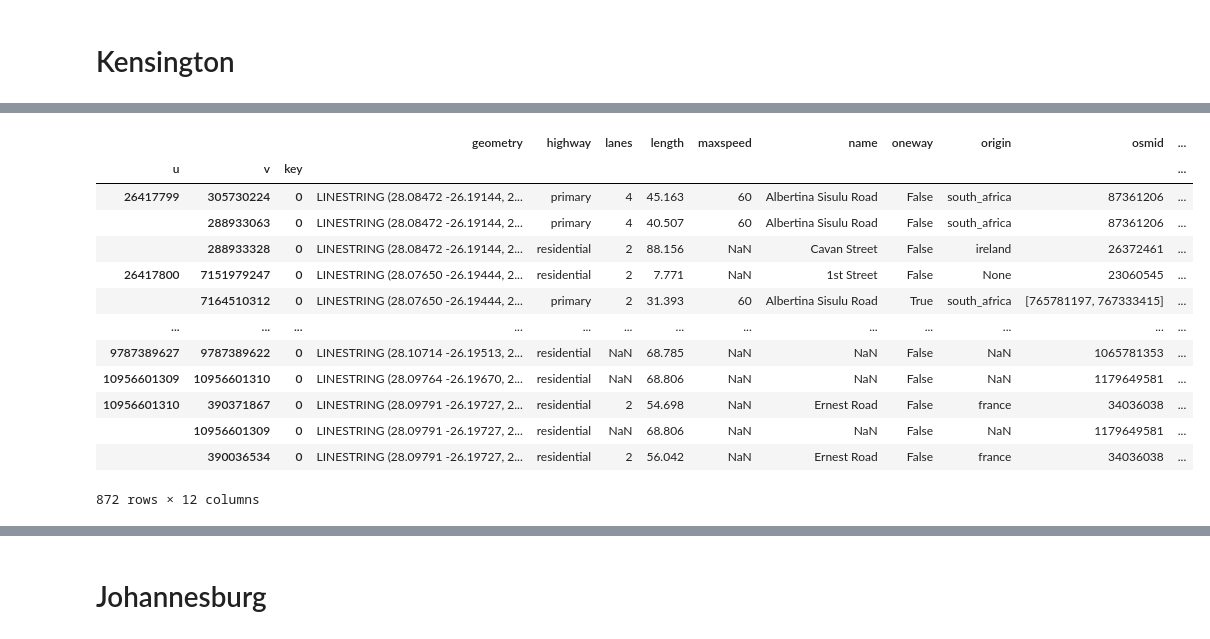
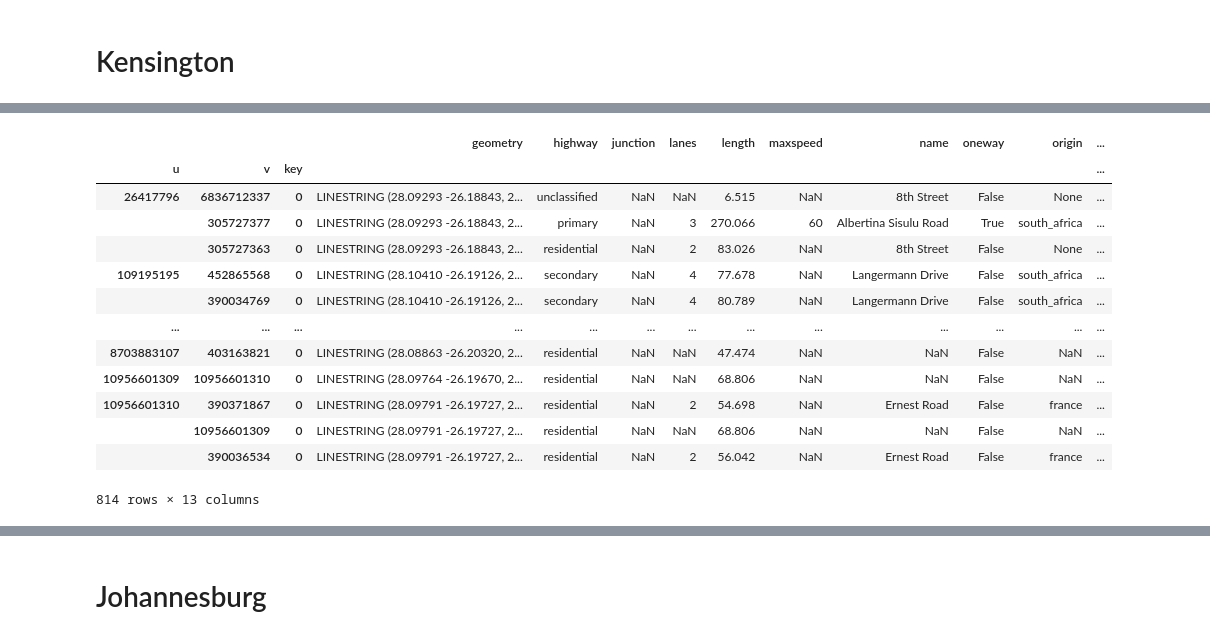
Before and after one commit to Emily-RoseSteyn/south-africa-street-history-mapping, a Jupyter notebook: notebooks/street-origin-mapping.ipynb, the cells around one changed output, grey strips where cells are left out. Saved outputs shown, nothing was run; the diff lists cells and outputs as text; code cells hidden in the pictures.

```diff
--- a/notebooks/street-origin-mapping.ipynb
+++ b/notebooks/street-origin-mapping.ipynb
@@ -17,6 +48,6 @@ ox.citation()
 # %% [markdown]
 # Kensington
 # %%
-kensington_graph = ox.graph_from_place('Kensington, City of Johannesburg, South Africa', network_type="drive")
+kensington_graph = ox.graph_from_address('Kensington, City of Johannesburg, South Africa', network_type="drive")
 ox.plot_graph(kensington_graph)
 # %% [output]
@@ -127,23 +104,21 @@ colour_mapper
 # %%
-from utils.country_colour_map import DEFAULT_COLOUR
-
 # get the color for each edge based on its highway type
-kensington_gdf["colour"] = kensington_gdf.apply(lambda x: colour_mapper.get(x["origin"], DEFAULT_COLOUR), axis=1)
+kensington_gdf["colour"] = kensington_gdf.apply(lambda x: get_colour(x["origin"]), axis=1)
 kensington_gdf
 # %% [output]
-|  |  |  | geometry | highway | lanes | length | maxspeed | name | oneway | origin | osmid | ... |
+|  |  |  | geometry | highway | junction | lanes | length | maxspeed | name | oneway | origin | ... |
 | u | v | key |  |  |  |  |  |  |  |  |  | ... |
-| 26417799 | 305730224 | 0 | LINESTRING (28.08472 -26.19144, 2... | primary | 4 | 45.163 | 60 | Albertina Sisulu Road | False | south_africa | 87361206 | ... |
-|  | 288933063 | 0 | LINESTRING (28.08472 -26.19144, 2... | primary | 4 | 40.507 | 60 | Albertina Sisulu Road | False | south_africa | 87361206 | ... |
-|  | 288933328 | 0 | LINESTRING (28.08472 -26.19144, 2... | residential | 2 | 88.156 | NaN | Cavan Street | False | ireland | 26372461 | ... |
-| 26417800 | 7151979247 | 0 | LINESTRING (28.07650 -26.19444, 2... | residential | 2 | 7.771 | NaN | 1st Street | False | None | 23060545 | ... |
-|  | 7164510312 | 0 | LINESTRING (28.07650 -26.19444, 2... | primary | 2 | 31.393 | 60 | Albertina Sisulu Road | True | south_africa | [765781197, 767333415] | ... |
+| 26417796 | 6836712337 | 0 | LINESTRING (28.09293 -26.18843, 2... | unclassified | NaN | NaN | 6.515 | NaN | 8th Street | False | None | ... |
+|  | 305727377 | 0 | LINESTRING (28.09293 -26.18843, 2... | primary | NaN | 3 | 270.066 | 60 | Albertina Sisulu Road | True | south_africa | ... |
+|  | 305727363 | 0 | LINESTRING (28.09293 -26.18843, 2... | residential | NaN | 2 | 83.026 | NaN | 8th Street | False | None | ... |
+| 109195195 | 452865568 | 0 | LINESTRING (28.10410 -26.19126, 2... | secondary | NaN | 4 | 77.678 | NaN | Langermann Drive | False | south_africa | ... |
+|  | 390034769 | 0 | LINESTRING (28.10410 -26.19126, 2... | secondary | NaN | 4 | 80.789 | NaN | Langermann Drive | False | south_africa | ... |
 | ... | ... | ... | ... | ... | ... | ... | ... | ... | ... | ... | ... | ... |
-| 9787389627 | 9787389622 | 0 | LINESTRING (28.10714 -26.19513, 2... | residential | NaN | 68.785 | NaN | NaN | False | NaN | 1065781353 | ... |
-| 10956601309 | 10956601310 | 0 | LINESTRING (28.09764 -26.19670, 2... | residential | NaN | 68.806 | NaN | NaN | False | NaN | 1179649581 | ... |
-| 10956601310 | 390371867 | 0 | LINESTRING (28.09791 -26.19727, 2... | residential | 2 | 54.698 | NaN | Ernest Road | False | france | 34036038 | ... |
-|  | 10956601309 | 0 | LINESTRING (28.09791 -26.19727, 2... | residential | NaN | 68.806 | NaN | NaN | False | NaN | 1179649581 | ... |
-|  | 390036534 | 0 | LINESTRING (28.09791 -26.19727, 2... | residential | 2 | 56.042 | NaN | Ernest Road | False | france | 34036038 | ... |
+| 8703883107 | 403163821 | 0 | LINESTRING (28.08863 -26.20320, 2... | residential | NaN | NaN | 47.474 | NaN | NaN | False | NaN | ... |
+| 10956601309 | 10956601310 | 0 | LINESTRING (28.09764 -26.19670, 2... | residential | NaN | NaN | 68.806 | NaN | NaN | False | NaN | ... |
+| 10956601310 | 390371867 | 0 | LINESTRING (28.09791 -26.19727, 2... | residential | NaN | 2 | 54.698 | NaN | Ernest Road | False | france | ... |
+|  | 10956601309 | 0 | LINESTRING (28.09791 -26.19727, 2... | residential | NaN | NaN | 68.806 | NaN | NaN | False | NaN | ... |
+|  | 390036534 | 0 | LINESTRING (28.09791 -26.19727, 2... | residential | NaN | 2 | 56.042 | NaN | Ernest Road | False | france | ... |
-872 rows × 12 columns
+814 rows × 13 columns
 # %%
 #Plot
```
Also changed, not shown: parts of 26 cells of this notebook, 3 other files.
